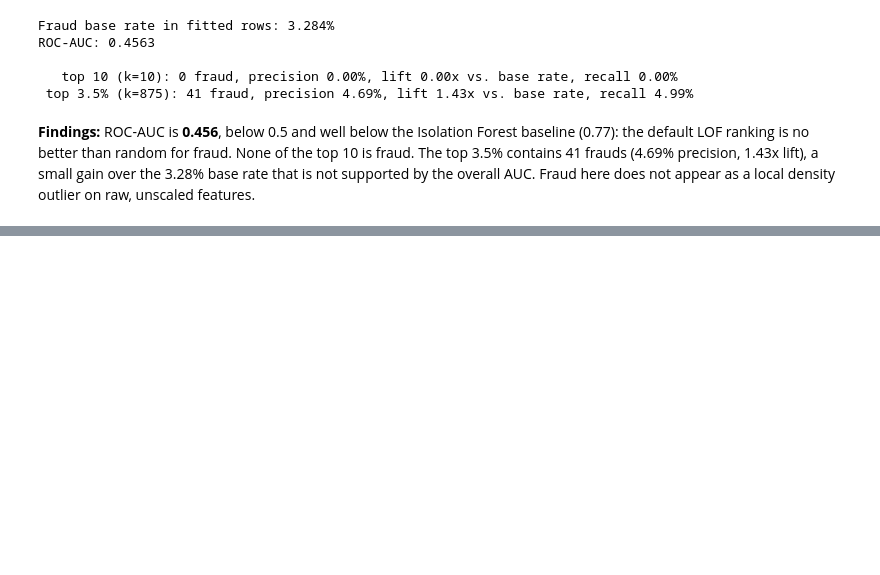
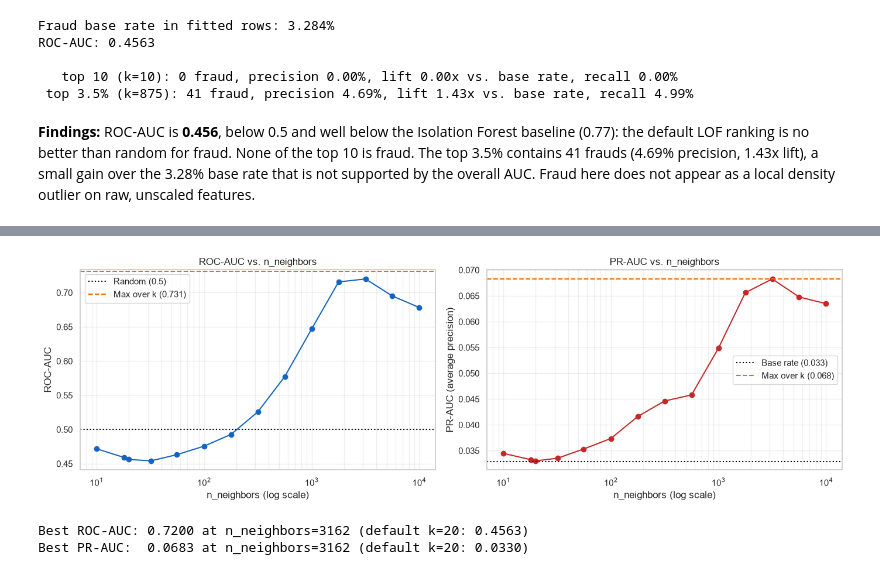
Before and after one commit to Nafisatibrahim/Unsupervised-fraud-detection-the-outliers, a Jupyter notebook: 02_joyce/notebooks/local_outlier_factor.ipynb, the cells around one changed output, grey strips where cells are left out. Saved outputs shown, nothing was run; the diff lists cells and outputs as text; code cells hidden in the pictures; blank space fills up the shorter version.

Commit message:
feat: Added finetuning on n_neighbors(MinPts)

```diff
--- a/02_joyce/notebooks/local_outlier_factor.ipynb
+++ b/02_joyce/notebooks/local_outlier_factor.ipynb
@@ -214,0 +270,33 @@ ROC-AUC: 0.4563
+# %%
+fig, axes = plt.subplots(1, 2, figsize=(14, 4.5))
+
+axes[0].plot(sweep.index, sweep["roc_auc"], marker="o", color="#1565C0")
+axes[0].axhline(0.5, color="black", linestyle=":", label="Random (0.5)")
+axes[0].axhline(max_auc, color="#EF6C00", linestyle="--", label=f"Max over k ({max_auc:.3f})")
+axes[0].set_ylabel("ROC-AUC")
+axes[0].set_title("ROC-AUC vs. n_neighbors")
+
+axes[1].plot(sweep.index, sweep["pr_auc"], marker="o", color="#C62828")
+axes[1].axhline(y_fit.mean(), color="black", linestyle=":", label=f"Base rate ({y_fit.mean():.3f})")
+axes[1].axhline(max_pr, color="#EF6C00", linestyle="--", label=f"Max over k ({max_pr:.3f})")
+axes[1].set_ylabel("PR-AUC (average precision)")
+axes[1].set_title("PR-AUC vs. n_neighbors")
+
+for ax in axes:
+    ax.set_xscale("log")
+    ax.grid(True, which="both", alpha=0.3)
+    ax.set_xlabel("n_neighbors (log scale)")
+    ax.legend()
+plt.tight_layout()
+plt.show()
+
+best_k = sweep["roc_auc"].idxmax()
+print(f"Best ROC-AUC: {sweep.loc[best_k, 'roc_auc']:.4f} at n_neighbors={best_k} "
+      f"(default k=20: {sweep.loc[20, 'roc_auc']:.4f})")
+best_k_pr = sweep["pr_auc"].idxmax()
+print(f"Best PR-AUC:  {sweep.loc[best_k_pr, 'pr_auc']:.4f} at n_neighbors={best_k_pr} "
+      f"(default k=20: {sweep.loc[20, 'pr_auc']:.4f})")
+# %% [output]
+[figure, added]
+Best ROC-AUC: 0.7200 at n_neighbors=3162 (default k=20: 0.4563)
+Best PR-AUC:  0.0683 at n_neighbors=3162 (default k=20: 0.0330)
```
Also changed, not shown: parts of 9 cells of this notebook.
